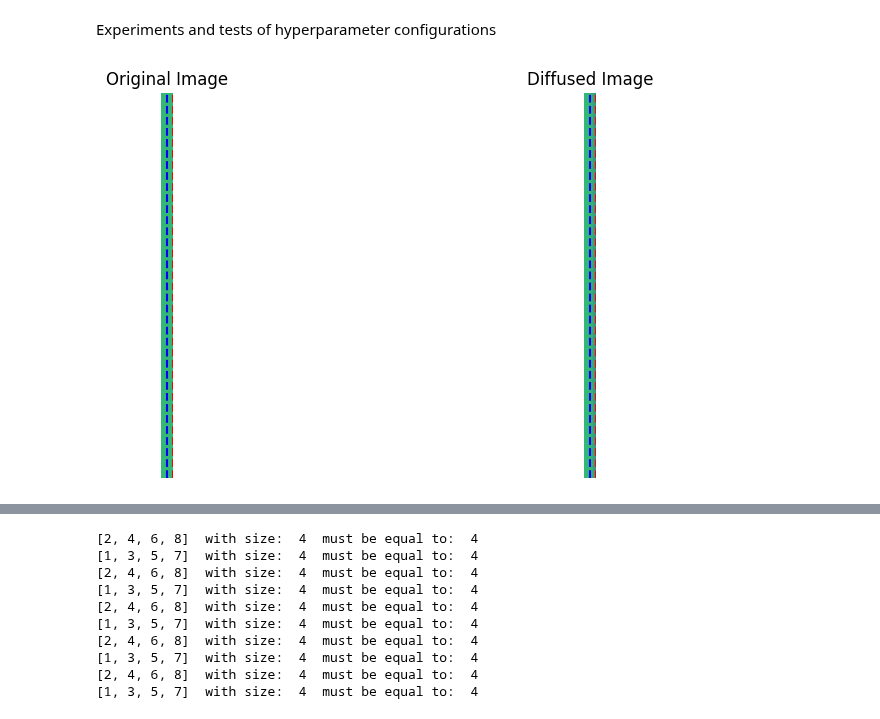
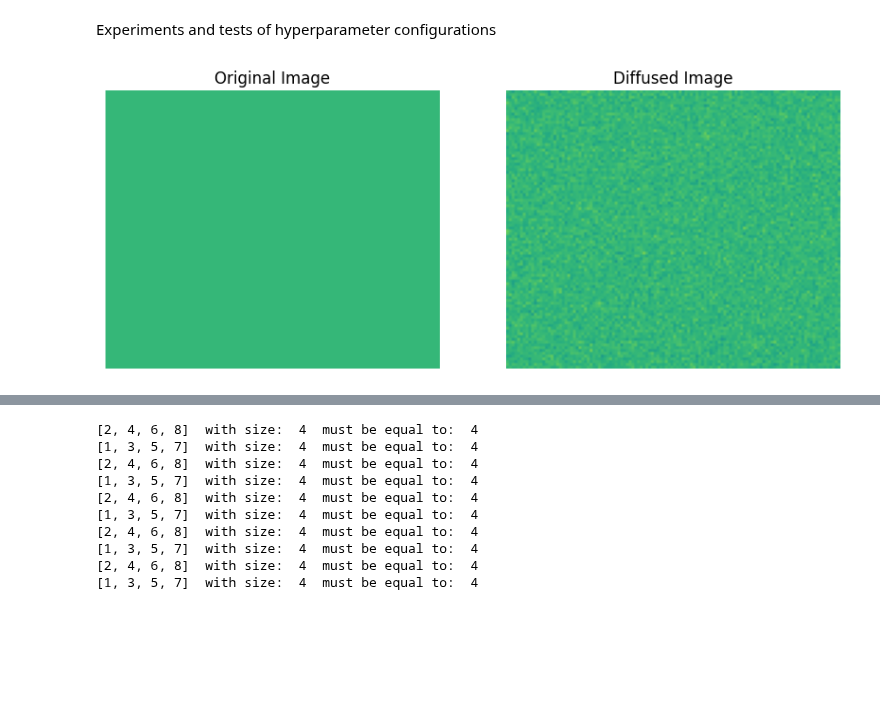
Before and after one commit to AntonBertelsen/GestureGeneration, a Jupyter notebook: DiffuseStyleGestureReproduced/v1_diffusion_testing_ground.ipynb, the cells around one changed output, grey strips where cells are left out. Saved outputs shown, nothing was run; the diff lists cells and outputs as text; code cells hidden in the pictures; blank space fills up the shorter version.

Commit message:
Work to support normal diffusion properly again

```diff
--- a/DiffuseStyleGestureReproduced/v1_diffusion_testing_ground.ipynb
+++ b/DiffuseStyleGestureReproduced/v1_diffusion_testing_ground.ipynb
@@ -12,65 +14,99 @@ device = torch.device(
     "cpu")
 # %%
 # Initialize the diffusion class
-diffusion = Diffusion(
-        num_of_pre_timestep_frames = 50,
-        num_of_timestep_frames = 50,
-        num_of_post_timestep_frames = 0,
-        noise_schedule = Diffusion.linear_schedule(0.00015, 0.15),
-        device = device
-    )
+# diffusion = SlidingDiffusion(
+#     num_clean_frames = 50,
+#     num_denoise_frames = 50,
+#     num_noise_frames = 20,
+#     num_timestep_stackings = 10,
+#     noise_schedule = Diffusion.linear_schedule(0.00015, 0.15),
+#    device = device
+# )
+
+diffusion = NormalDiffusion(
+    num_timesteps=100,
+    sequence_length=120,
+    noise_schedule=Diffusion.linear_schedule(0.00015, 0.075),
+    device=device
+)
 
 # Create a tensor that is all white so we can see the noising process removing details
-image = torch.ones((3200, 100))
+image = torch.ones((100, 120))
 image = image.to(device)
 
 # Run the forward diffusion function
-transformed_image = diffusion.forward(sequence_tensor = image)
+transformed_image = diffusion.forward(sequence_tensor = image, timestep=10)
 
 # Draw both images next to each other in the python notebook
 import matplotlib.pyplot as plt
 
 fig, ax = plt.subplots(1, 2, figsize=(10, 5))
 
 ax[0].imshow(image.cpu().numpy(), vmin=-3, vmax=3)
 ax[0].set_title("Original Image")
 ax[0].axis("off")
 
 ax[1].imshow(transformed_image.cpu().numpy(), vmin=-3, vmax=3)
 ax[1].set_title("Diffused Image")
 ax[1].axis("off")
 
-# Draw a vertical line at num_of_pre_timestep_frames
-line_x = diffusion.num_of_pre_timestep_frames
-for a in ax:
-    a.axvline(x=line_x, color='blue', linestyle='--', label='Pre-timestep frames')
-    a.set_xlim(0, transformed_image.shape[1])  # Set x-axis limits to match the image width
 
-# Draw a vertical line at num_of_timestep_frames
-line_x = diffusion.num_of_pre_timestep_frames + diffusion.num_of_timestep_frames
-for a in ax:
-    a.axvline(x=line_x, color='red', linestyle='--', label='Timestep frames')
-    a.set_xlim(0, transformed_image.shape[1])  # Set x-axis limits to match the image width
+if isinstance(diffusion, SlidingDiffusion):
+    # Draw a vertical line at num_of_pre_timestep_frames
+    line_x = diffusion.num_clean_frames
+    for a in ax:
+        a.axvline(x=line_x, color='blue', linestyle='--', label='Pre-timestep frames')
+        a.set_xlim(0, transformed_image.shape[1])  # Set x-axis limits to match the image width
+
+    # Draw a vertical line at num_of_timestep_frames
+    line_x = diffusion.num_clean_frames + diffusion.num_denoise_frames
+    for a in ax:
+        a.axvline(x=line_x, color='red', linestyle='--', label='Timestep frames')
+        a.set_xlim(0, transformed_image.shape[1])  # Set x-axis limits to match the image width
 
 plt.show()
 
 # Calculate the variance per frame (vertical slice)
 variances = torch.var(transformed_image, dim=0)
 
 # Plot the variance for each column
 plt.figure(figsize=(10, 5))
 plt.plot(variances.cpu().numpy())
 plt.title("Variance per Column")
 plt.xlabel("Column Index")
 plt.ylabel("Variance")
 plt.grid(True)
 
-# Draw vertical lines at num_of_pre_timestep_frames and num_of_timestep_frames
-line_x = diffusion.num_of_pre_timestep_frames
-plt.axvline(x=line_x, color='blue', linestyle='--', label='Pre-timestep frames')
-plt.axvline(x=line_x + diffusion.num_of_timestep_frames, color='red', linestyle='--', label='Timestep frames')
+if isinstance(diffusion, SlidingDiffusion):
+    # Draw vertical lines at num_of_pre_timestep_frames and num_of_timestep_frames
+    line_x = diffusion.num_clean_frames
+    plt.axvline(x=line_x, color='blue', linestyle='--', label='Pre-timestep frames')
+    plt.axvline(x=line_x + diffusion.num_denoise_frames, color='red', linestyle='--', label='Timestep frames')
+
+plt.show()
+
+# print the average variance
+print("Average Variance:", torch.mean(variances).item())
 
 
+# plot the average variance across different timesteps
+timesteps = torch.arange(0, diffusion.num_timesteps)
+average_variance = torch.zeros(diffusion.num_timesteps)
+for t in timesteps:
+    transformed_image = diffusion.forward(sequence_tensor=image, timestep=t)
+    average_variance[t] = torch.mean(torch.var(transformed_image, dim=0))
+
+plt.figure(figsize=(10, 5))
+plt.plot(timesteps.cpu().numpy(), average_variance.cpu().numpy())
+plt.title("Average Variance Across Timesteps")
+plt.xlabel("Timestep")
+plt.ylabel("Average Variance")
+plt.grid(True)
+if isinstance(diffusion, SlidingDiffusion):
+    # Draw vertical lines at num_of_pre_timestep_frames and num_of_timestep_frames
+    line_x = diffusion.num_clean_frames
+    plt.axvline(x=line_x, color='blue', linestyle='--', label='Pre-timestep frames')
+    plt.axvline(x=line_x + diffusion.num_denoise_frames, color='red', linestyle='--', label='Timestep frames')
 plt.show()
 # %% [output]
-[figure, old version]
+[figure, new version]
```
Also changed, not shown: parts of 2 cells of this notebook, 8 other files.
